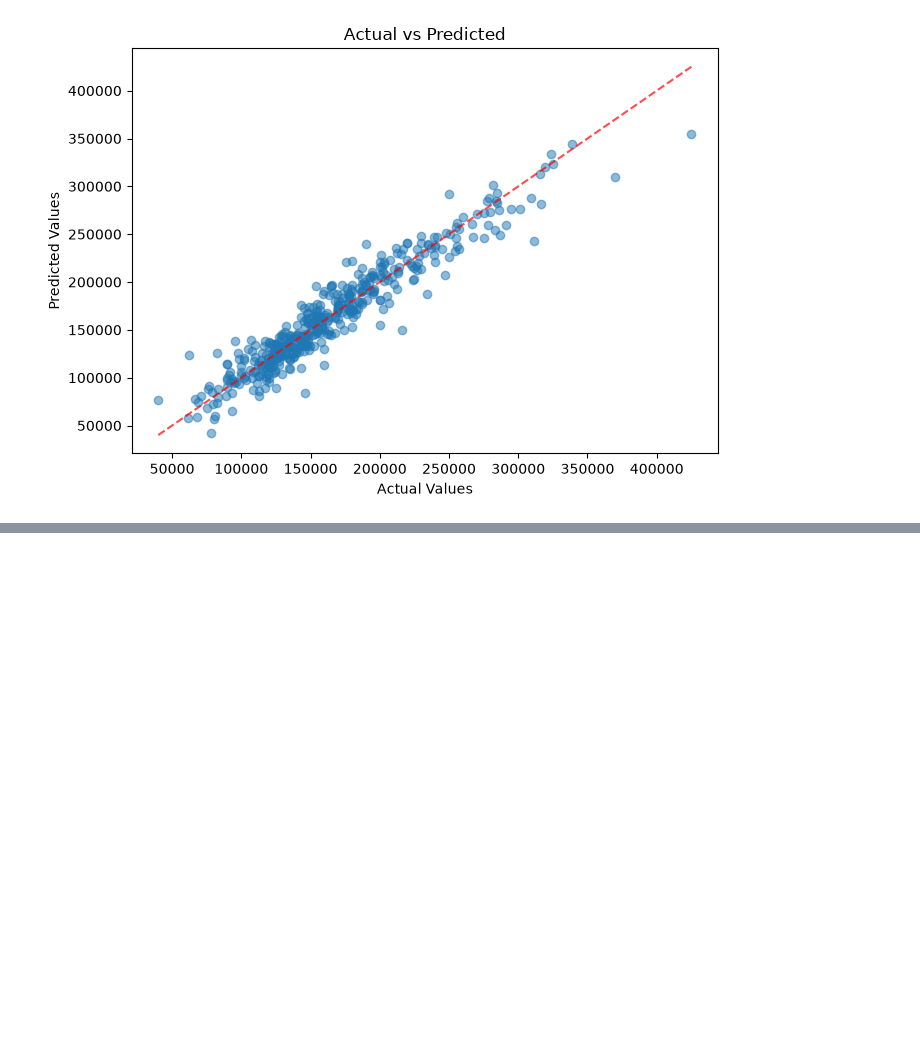
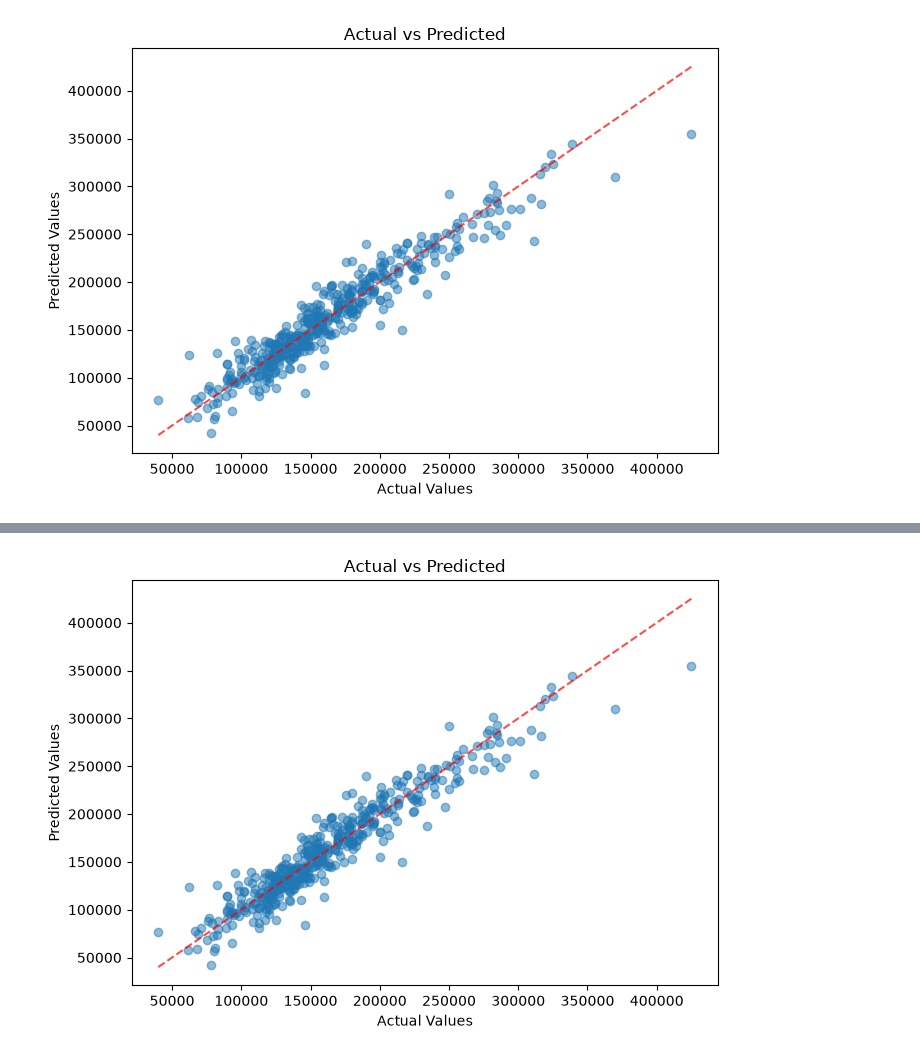
Before and after one commit to Mohamadzf23/ames-housing-price-prediction, a Jupyter notebook: src/ames_housing_price_prediction.ipynb, the cells around one changed output, grey strips where cells are left out. Drawn from its saved outputs; the diff is of its cells as text; code cells hidden in the pictures; blank space fills up the shorter version.

```diff
--- a/src/ames_housing_price_prediction.ipynb
+++ b/src/ames_housing_price_prediction.ipynb
@@ -2781,0 +2831,4 @@ plot_actual_vs_predicted(lr, X_test_scaled, y_test)
+# %%
+plot_actual_vs_predicted(rd, X_test_scaled, y_test)
+# %% [output]
+[figure, added]
```
Also changed, not shown: parts of 9 cells of this notebook.
